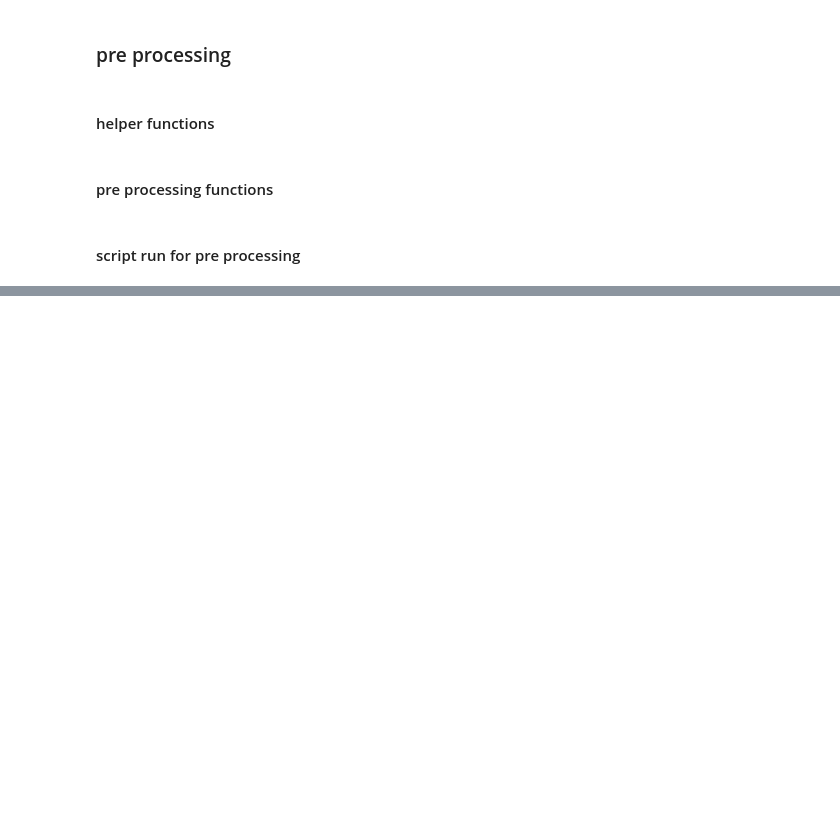
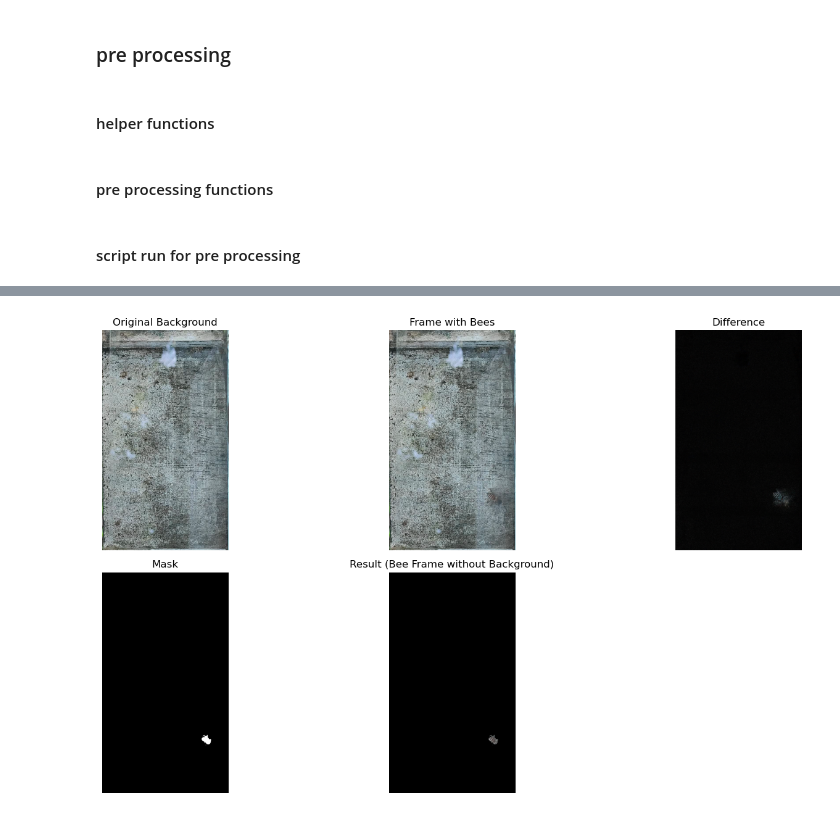
Before and after one commit to cepdnaclk/beehive-monitoring-system, a Jupyter notebook: code/preprocessing.ipynb, the cells around one changed output, grey strips where cells are left out. Cells and saved outputs as stored; diff of their text form; code cells hidden in the pictures; blank space fills up the shorter version.

```diff
--- a/code/preprocessing.ipynb
+++ b/code/preprocessing.ipynb
@@ -216,0 +372,54 @@ Finished processing cropped_muted_1.mp4. Saved to ./datasets/pre-processed-mobil
+# %%
+import cv2
+import numpy as np
+import matplotlib.pyplot as plt
+
+# Paths to images
+background_image_path = './datasets/video-frames/background.png'  # Frame with just the background
+bee_frame_path = './datasets/video-frames/frame_with_bees.png'    # Frame with bees
+
+# Load images
+background = cv2.imread(background_image_path)
+bee_frame = cv2.imread(bee_frame_path)
+
+# Ensure images are the same size
+if background.shape != bee_frame.shape:
+    print("Error: Background and bee frame must have the same dimensions.")
+else:
+    # Subtract the background directly in color
+    diff = cv2.absdiff(bee_frame, background)
+
+    # Convert to HSV for better color thresholding
+    hsv_diff = cv2.cvtColor(diff, cv2.COLOR_BGR2HSV)
+
+    # Threshold based on intensity of difference
+    lower_threshold = np.array([0, 50, 50])  # Adjust for your lighting conditions
+    upper_threshold = np.array([255, 255, 255])
+    mask = cv2.inRange(hsv_diff, lower_threshold, upper_threshold)
+
+    # Morphological operations to clean up the mask
+    kernel = cv2.getStructuringElement(cv2.MORPH_RECT, (5, 5))
+    cleaned_mask = cv2.morphologyEx(mask, cv2.MORPH_CLOSE, kernel)
+
+    # Apply the mask to the original bee frame
+    result = cv2.bitwise_and(bee_frame, bee_frame, mask=cleaned_mask)
+
+    # Display results
+    plt.figure(figsize=(15, 8))
+    titles = ['Original Background', 'Frame with Bees', 'Difference', 'Mask', 'Result (Bee Frame without Background)']
+    images = [background, bee_frame, diff, cleaned_mask, result]
+    for i in range(len(images)):
+        plt.subplot(2, 3, i + 1)
+        if len(images[i].shape) == 2:
+            plt.imshow(images[i], cmap='gray')
+        else:
+            plt.imshow(cv2.cvtColor(images[i], cv2.COLOR_BGR2RGB))
+        plt.title(titles[i])
+        plt.axis('off')
+    plt.tight_layout()
+    plt.show()
+
+    # Optionally save the result
+    cv2.imwrite('./datasets/processed-frames/bee_foreground.png', result)
+# %% [output]
+[figure, added]
```
Also changed, not shown: parts of 12 cells of this notebook, 1 other file.
